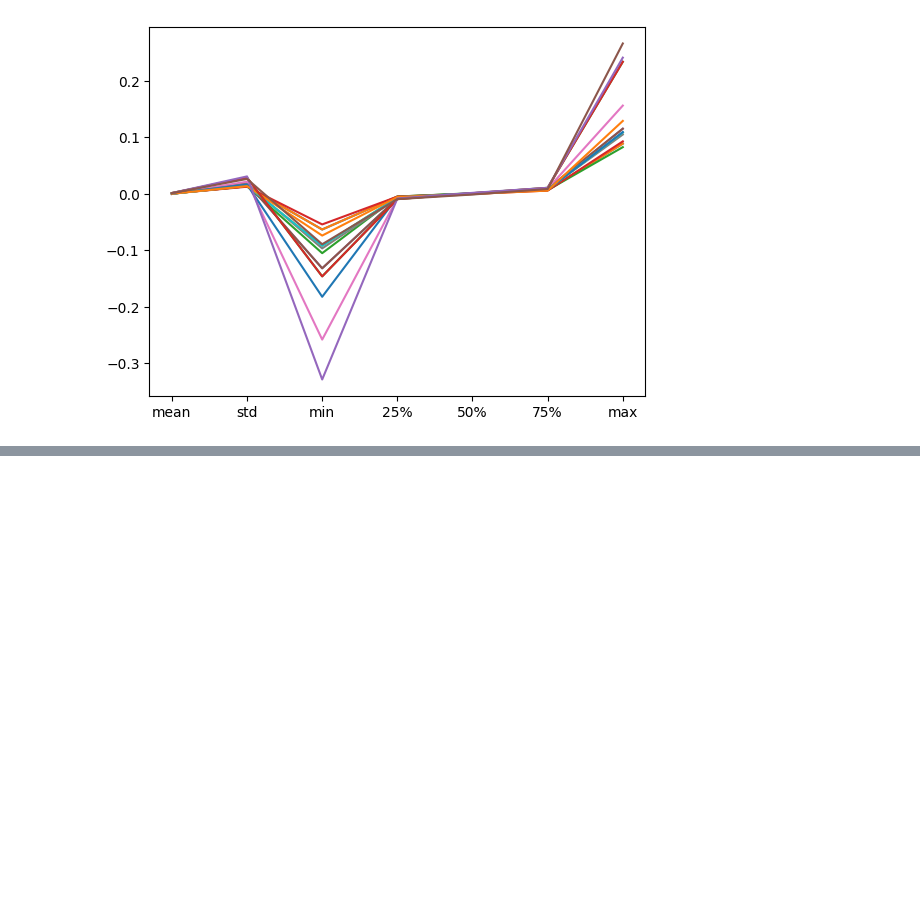
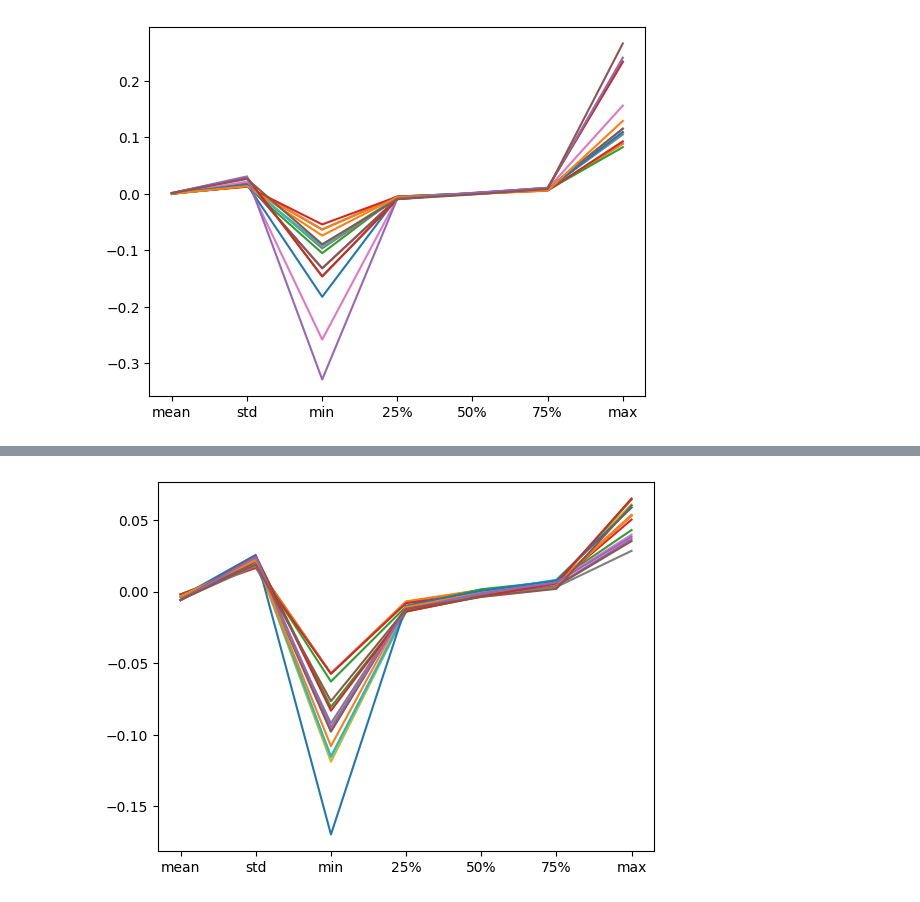
Before and after one commit to mericdemirors/CrossCurrencyPrediction, a Jupyter notebook: 04_data_cleaning.ipynb, the cells around one changed output, grey strips where cells are left out. Cells and saved outputs as stored; diff of their text form; code cells hidden in the pictures; blank space fills up the shorter version.

```diff
--- a/04_data_cleaning.ipynb
+++ b/04_data_cleaning.ipynb
@@ -268,0 +286,4 @@ log_returns_val.to_csv("./data/BTC_ETH_BNB_XRP_6h_log_returns_val.csv", index=Tr
+# %%
+plt.plot(log_returns_val_toy.describe().iloc[1:])
+log_returns_val_toy.describe()
+# %% [output]
@@ -268,0 +299 @@ log_returns_val.to_csv("./data/BTC_ETH_BNB_XRP_6h_log_returns_val.csv", index=Tr
+[figure, added]
```
Also changed, not shown: parts of 6 cells of this notebook, 5 other files.
